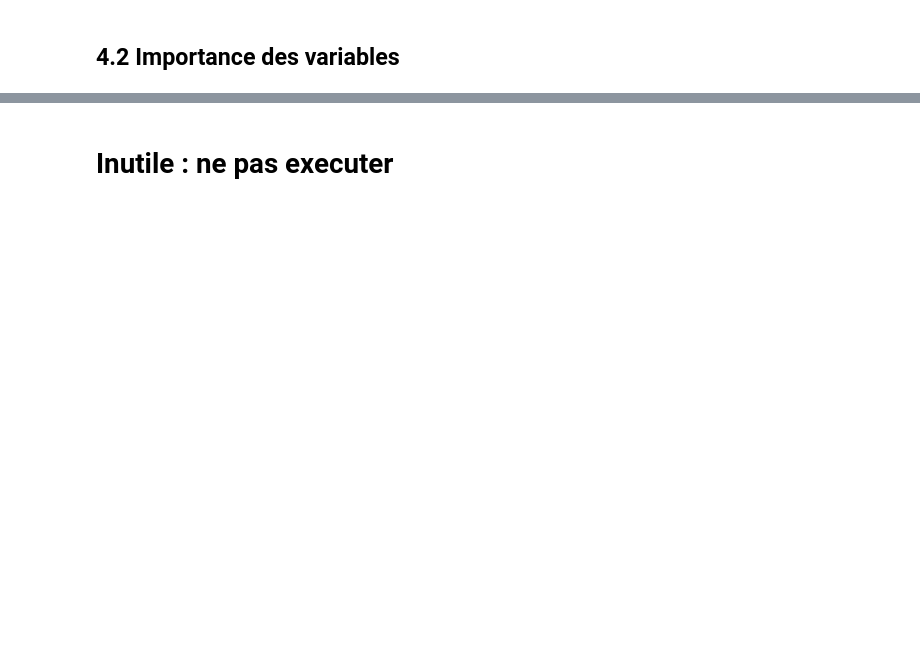
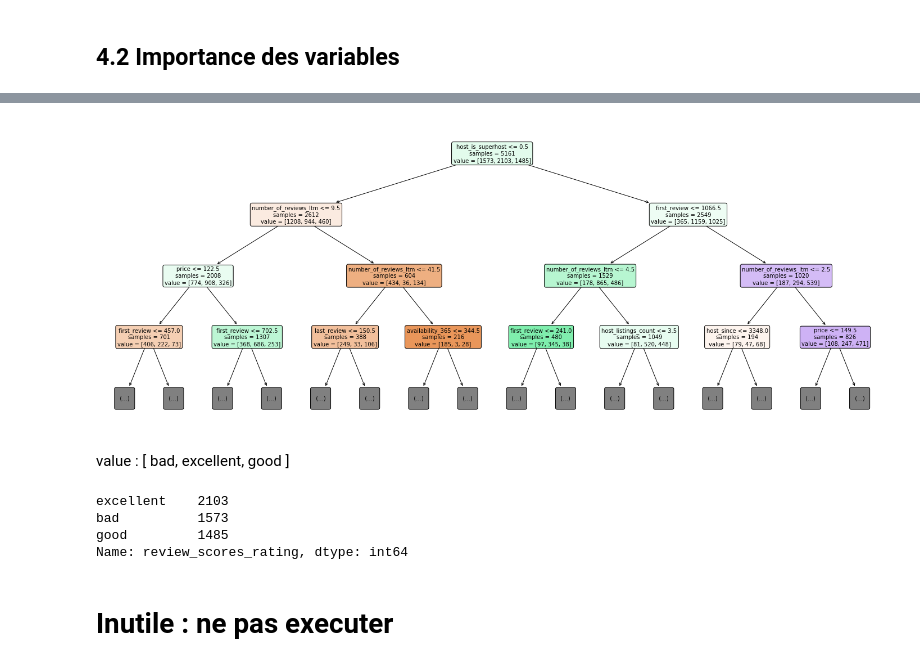
Before and after one commit to glauda/IND6212, a Jupyter notebook: notebooks/Models.ipynb, the cells around one changed output, grey strips where cells are left out. Cells and saved outputs as stored; diff of their text form; code cells hidden in the pictures; blank space fills up the shorter version.

Commit message:
add tree plot

```diff
--- a/notebooks/Models.ipynb
+++ b/notebooks/Models.ipynb
@@ -350,2 +357,22 @@ fig.show()
+# %%
+plt.figure(figsize=(25,10))
+a = plot_tree(clf_tree[1],
+              feature_names = label,
+              filled = True,
+              rounded = True,
+              fontsize = 10,
+              max_depth=3,
+              impurity = False)
+# %% [output]
+[figure, added]
+# %% [markdown]
+value : [ bad, excellent, good ]
+# %%
+y_train.value_counts()
+# %% [output]
+excellent    2103
+bad          1573
+good         1485
+Name: review_scores_rating, dtype: int64
 # %% [markdown]
 # Inutile : ne pas executer
```
Also changed, not shown: parts of 3 cells of this notebook.
